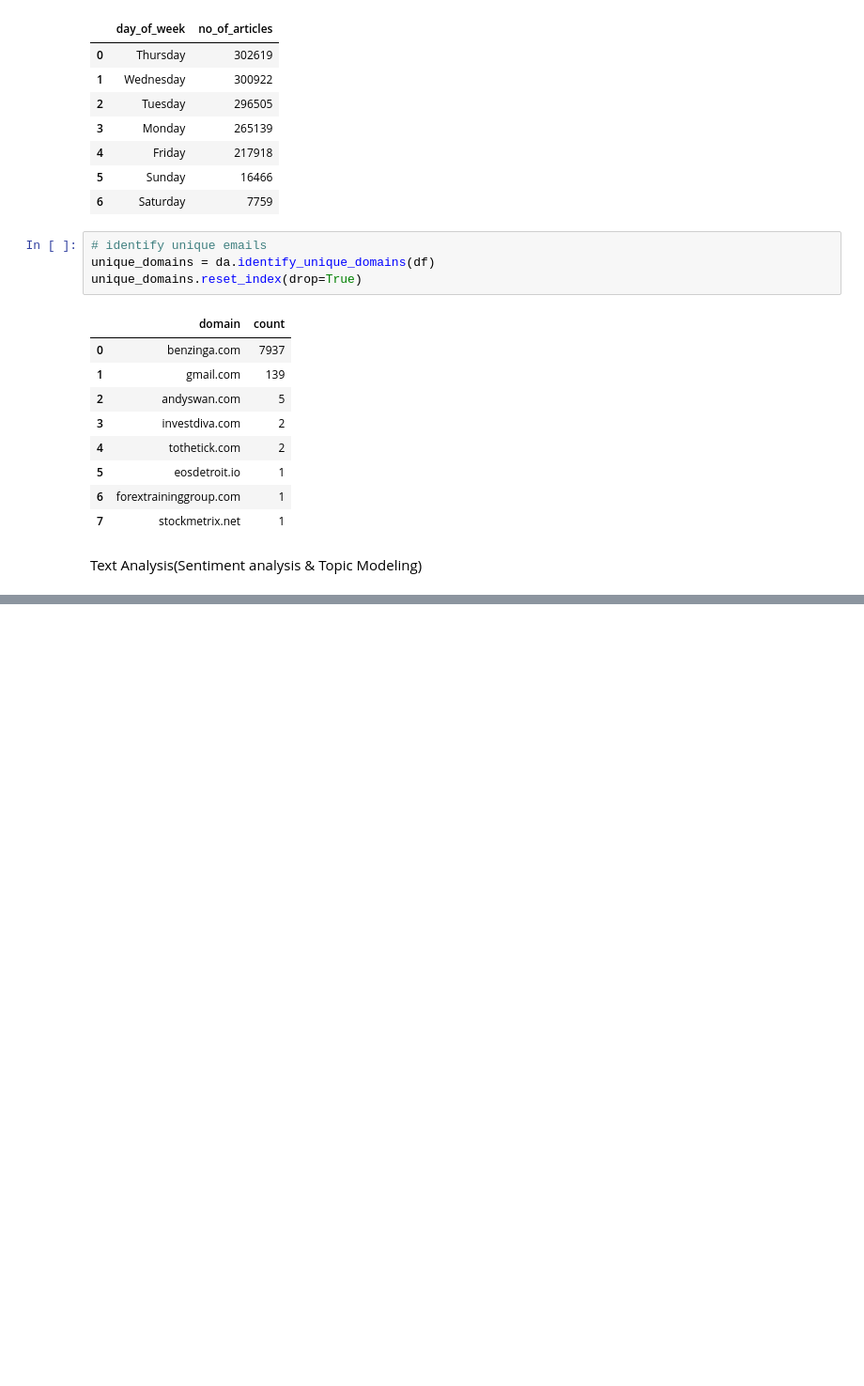
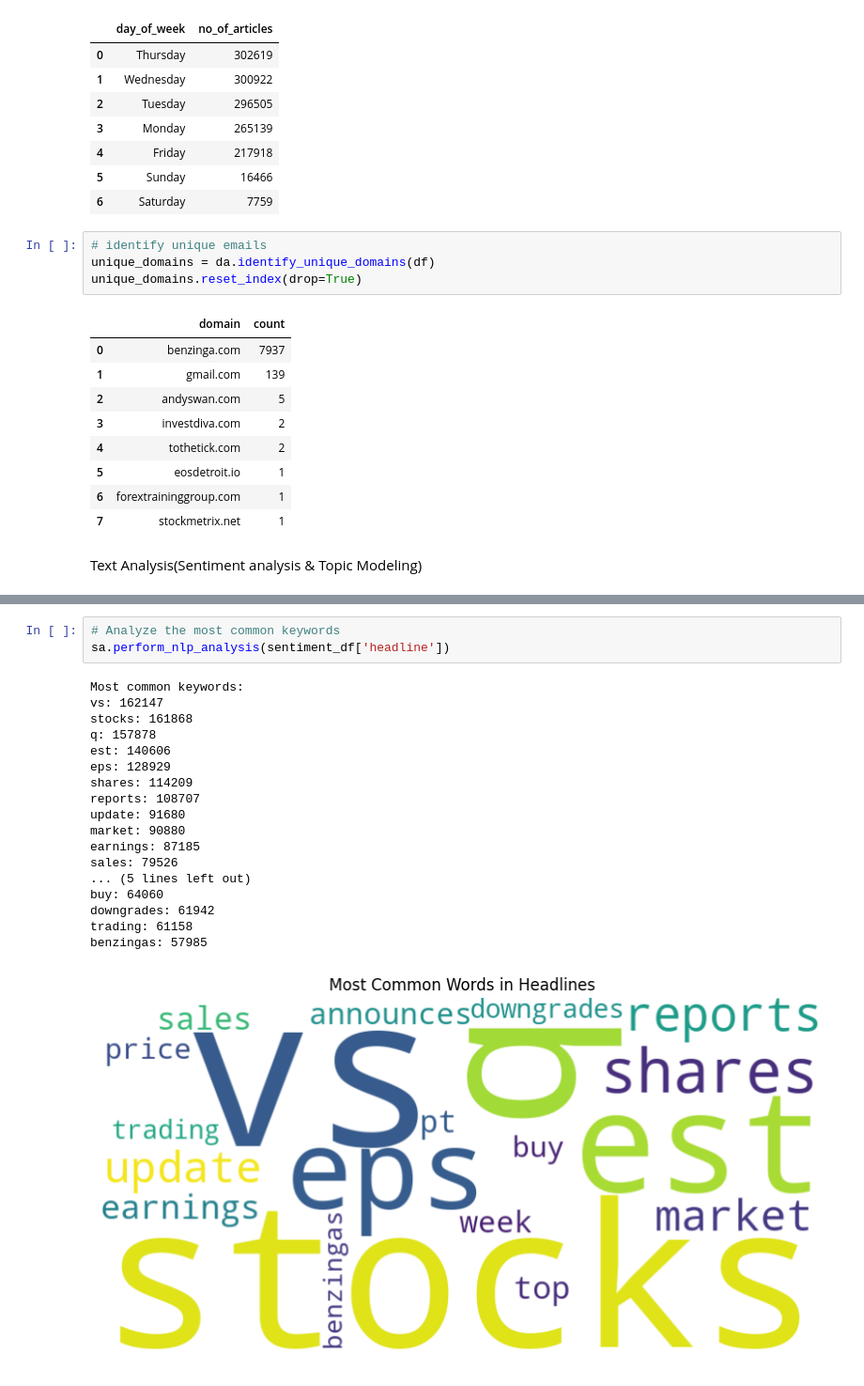
Before and after one commit to Abel-16/10-Academy-week-1, a Jupyter notebook: notebooks/stock_news.ipynb, the cells around one changed output, grey strips where cells are left out. Shown at 94% size. Cells and saved outputs as stored; diff of their text form; blank space fills up the shorter version.

```diff
--- a/notebooks/stock_news.ipynb
+++ b/notebooks/stock_news.ipynb
@@ -187,0 +294,22 @@ ModuleNotFoundError: No module named 'sentiment_analysis'
+# %%
+# Analyze the most common keywords
+sa.perform_nlp_analysis(sentiment_df['headline'])
+# %% [output]
+Most common keywords:
+vs: 162147
+stocks: 161868
+q: 157878
+est: 140606
+eps: 128929
+shares: 114209
+reports: 108707
+update: 91680
+market: 90880
+earnings: 87185
+sales: 79526
+... (5 lines left out)
+buy: 64060
+downgrades: 61942
+trading: 61158
+benzingas: 57985
+[figure, added]
```
Also changed, not shown: parts of 14 cells of this notebook, 1 other file.
